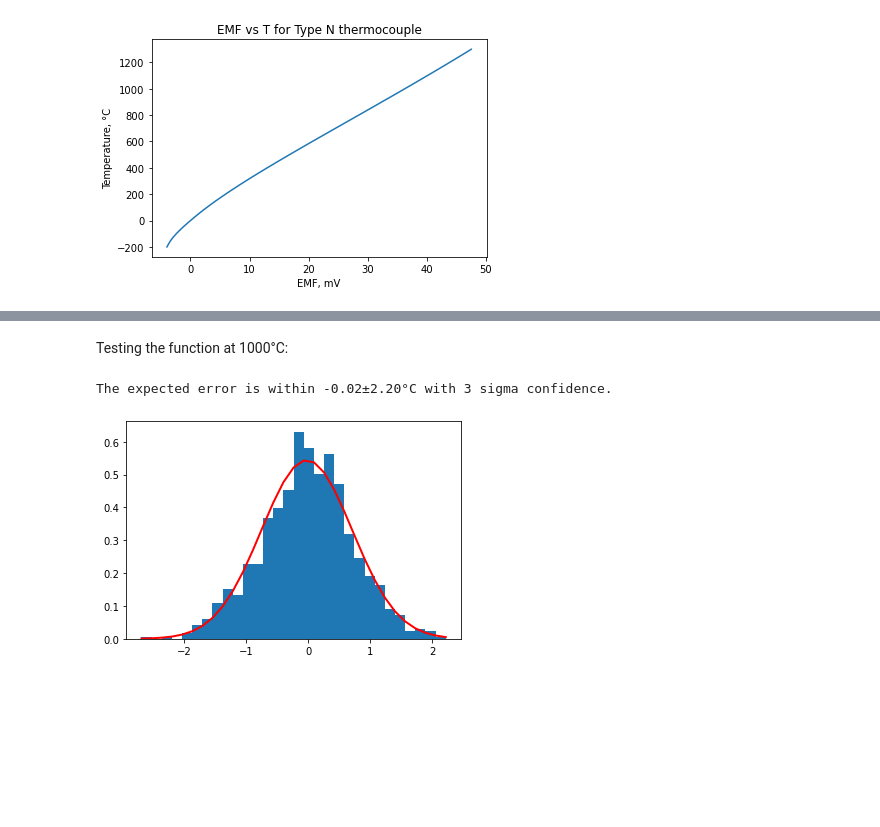
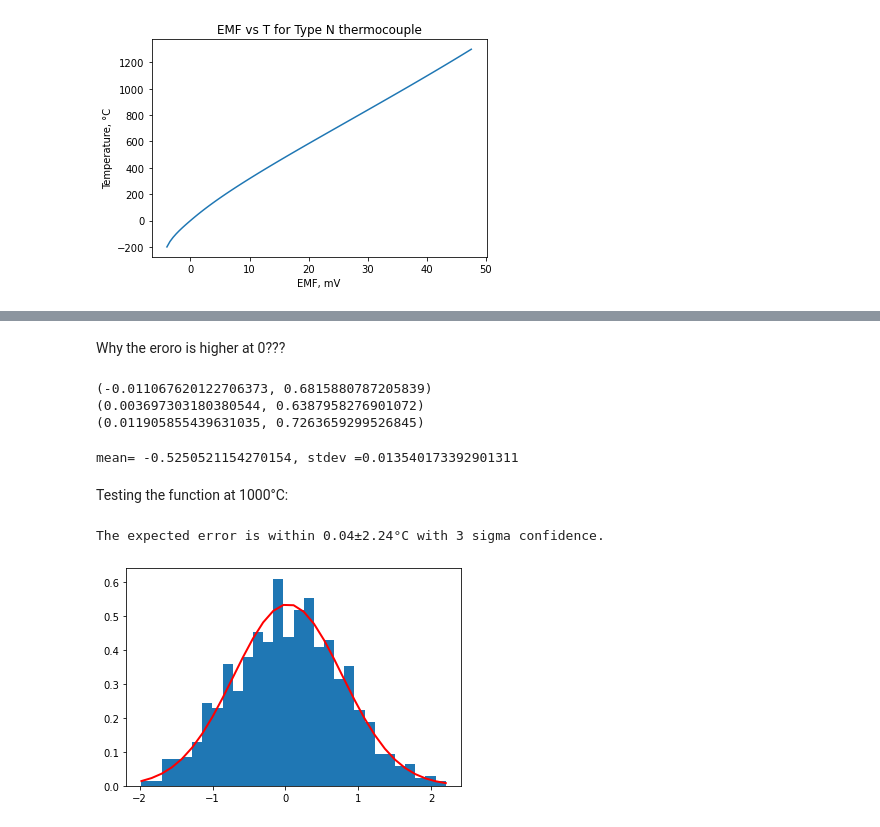
Before and after one commit to Chehlarov/Math-for-devs, a Jupyter notebook: 99 - TC project/N-type thermocouple accuracy calculation using Monte Carlo.ipynb, the cells around one changed output, grey strips where cells are left out. Cells and saved outputs as stored; diff of their text form; code cells hidden in the pictures; blank space fills up the shorter version.

```diff
--- a/99 - TC project/N-type thermocouple accuracy calculation using Monte Carlo.ipynb
+++ b/99 - TC project/N-type thermocouple accuracy calculation using Monte Carlo.ipynb
@@ -17,7 +17,7 @@ def leads_accuracy(Thot):
     with 3 sigma confidence (99.7%;Ppk = 1)
     """
     if Thot >= 0:
-        return np.maximum(1.1, 0.004 * Thot)
+        return np.maximum(1.1, 0*0.004 * Thot)
     else:
         raise ValueError("ASTM E230 Type N class 1 does not cover sub zero temperatures")
 
@@ -29,6 +29,6 @@ def wires_accuracy(Thot):
     with 3 sigma confidence (99.7%;Ppk = 1)
     """
     if Thot >= 0:
-        return np.maximum(1.1, 0.004 * Thot)
+        return np.maximum(1.1, 0*0.004 * Thot)
     else:
         raise ValueError("ASTM E230 Type N class 1 does not cover sub zero temperatures")
@@ -73,7 +70,7 @@ def temperature_typeN(emf):
     elif 20.613 <= emf <= 47.513:
         return poly3(emf)
     else:
-        raise ValueError("EMF outside specified range")
+        raise ValueError(f"EMF value of {emf} outside specified range!")
 
 # print(temperature_typeN(-2))
 # print(temperature_typeN(10))
@@ -132,7 +129,7 @@ The temperature of the cold junction will be assumed 25°C. This value is below
 # %%
 def error_monte_carlo(t):
     NUMBER_OF_COMBOS = 1000
-    trh = np.maximum(0.3*t, 260)
+    trh = np.minimum(0.3*t, 260)
     t_cold_junction = 20
     errors = []
     for _ in range(NUMBER_OF_COMBOS):
@@ -140,9 +137,13 @@ def error_monte_carlo(t):
                   emf_typeN(np.random.default_rng().normal(loc=trh, scale=leads_accuracy(trh) / 3))
         v_wires = emf_typeN(np.random.default_rng().normal(loc=trh, scale=wires_accuracy(trh) / 3)) - \
                   emf_typeN(np.random.default_rng().normal(loc=t_cold_junction, scale=wires_accuracy(t_cold_junction) / 3))
+#         v_wires = 0 #TODO: remove
         v_cold_junction = v_leads + v_wires
         # we are assuming the electronics adds no error; below is the calcualtion done by the electronics
         v_cold_junction_ref = emf_typeN(t_cold_junction)
+#         print(f"v_cold_junction = {v_cold_junction}")
+#         print(f"v_cold_junction_ref = {v_cold_junction_ref}")
+
         t_calculated = temperature_typeN(v_cold_junction + v_cold_junction_ref)
         errors.append(t_calculated - t)
     return errors
@@ -150,19 +151,42 @@ def error_monte_carlo(t):
 def range_of_error_monte_carlo(t):
     errors = error_monte_carlo(t)
     return np.mean(errors), np.std(errors)
+# %% [markdown]
+Why the eroro is higher at 0???
+# %%
+# test section: Why the error at 0°C is higher than the error at 200°>
+
+print(range_of_error_monte_carlo(100))
+print(range_of_error_monte_carlo(200))
+print(range_of_error_monte_carlo(0))
+# %% [output]
+(-0.011067620122706373, 0.6815880787205839)
+(0.003697303180380544, 0.6387958276901072)
+(0.011905855439631035, 0.7263659299526845)
+# %%
+t=0
+trh=20
+data =[]
+for _ in range(1000):
+    v_leads = emf_typeN(np.random.default_rng().normal(loc=t, scale=leads_accuracy(t) / 3)) - \
+              emf_typeN(np.random.default_rng().normal(loc=trh, scale=leads_accuracy(trh) / 3))
+    data.append(v_leads)
+print(f"mean= {np.mean(data)}, stdev ={np.std(data)}")
+# %% [output]
+mean= -0.5250521154270154, stdev =0.013540173392901311
 # %% [markdown]
 Testing the function at 1000°C:
 # %%
-errors = error_monte_carlo(200)
+errors = error_monte_carlo(0)
 sigma = np.std(errors)
 mu = np.mean(errors)
 print(f"The expected error is within {mu:.2f}±{3*sigma:.2f}°C with 3 sigma confidence.")
 count, bins, ignored = plt.hist(errors, 30, density=True)
 plt.plot(bins, 1/(sigma * np.sqrt(2 * np.pi)) * np.exp( - (bins - mu)**2 / (2 * sigma**2) ), linewidth=2, color='r')
 plt.show()
 # %% [output]
-The expected error is within -0.02±2.20°C with 3 sigma confidence.
+The expected error is within 0.04±2.24°C with 3 sigma confidence.
-[figure, old version]
+[figure, new version]
 # %%
 def error_in_temperature_range(t_min, t_max):
     x = np.linspace(t_min, t_max, 10)
```
Also changed, not shown: parts of 3 cells of this notebook.
